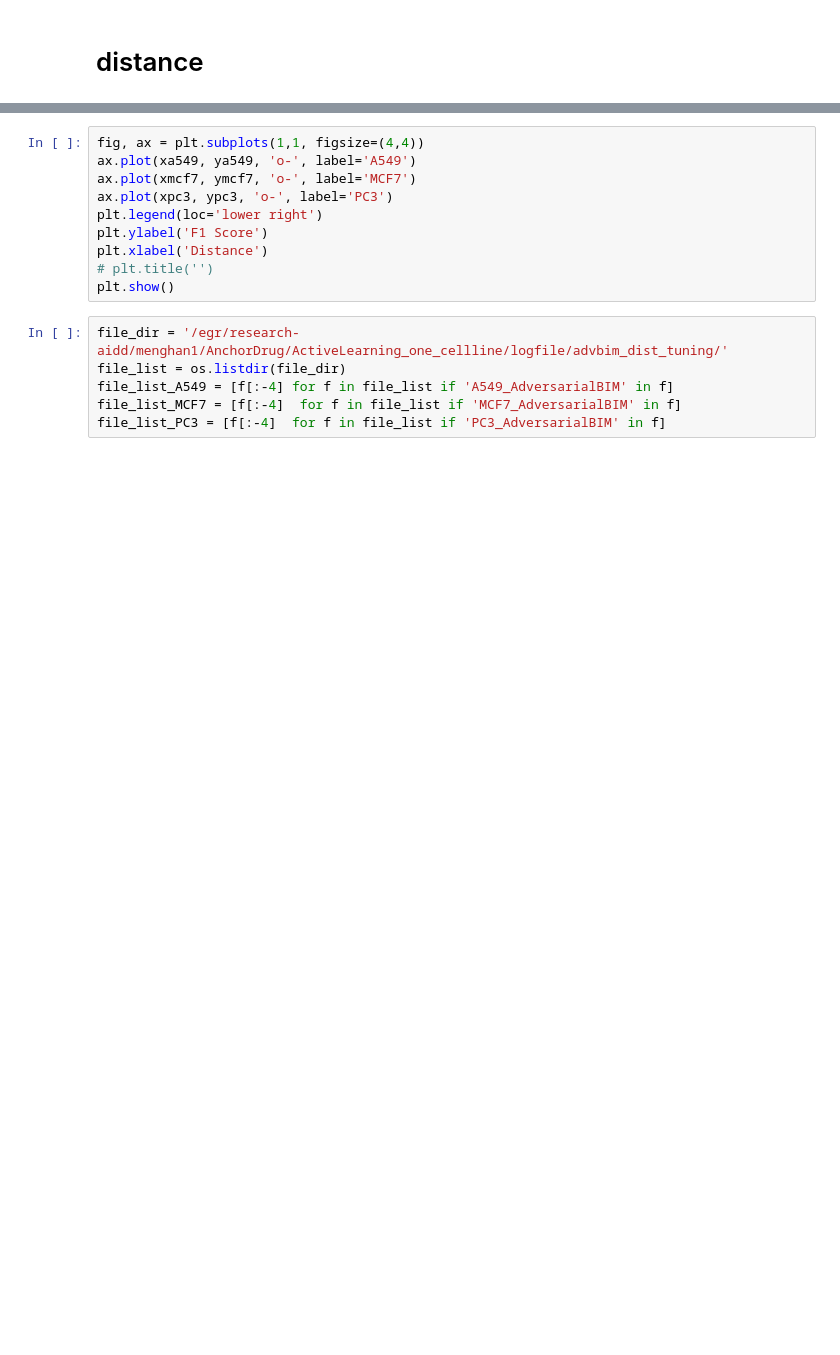
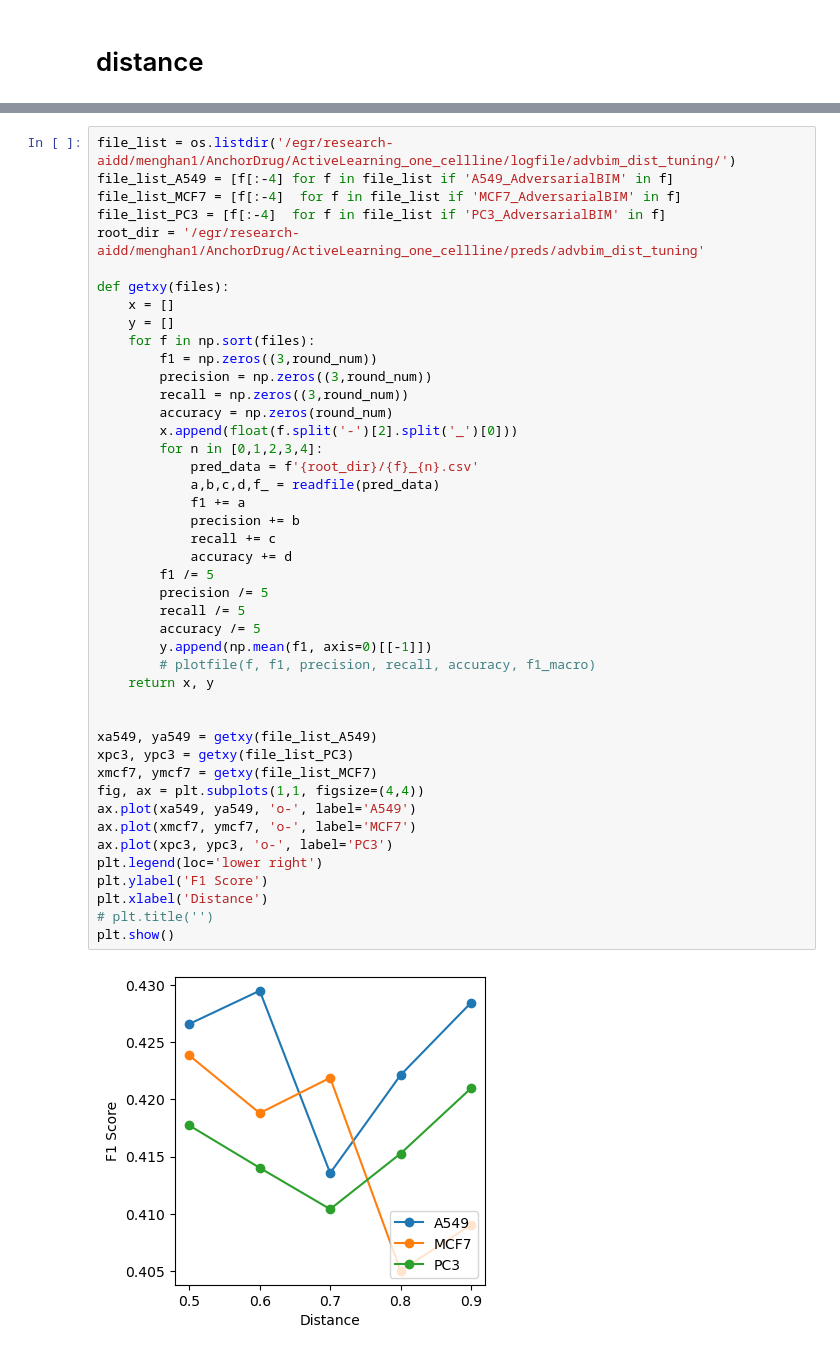
Before and after one commit to dearhannah/AnchorDrug_official, a Jupyter notebook: DataAnalysis/advBIM_hyperparameter.ipynb, the cells around one changed output, grey strips where cells are left out. Cells and saved outputs as stored; diff of their text form; blank space fills up the shorter version.

```diff
--- a/DataAnalysis/advBIM_hyperparameter.ipynb
+++ b/DataAnalysis/advBIM_hyperparameter.ipynb
@@ -285,19 +102,49 @@ for f in np.sort(file_list_MCF7):
-# %%
-fig, ax = plt.subplots(1,1, figsize=(4,4))
-ax.plot(xa549, ya549, 'o-', label='A549')
-ax.plot(xmcf7, ymcf7, 'o-', label='MCF7')
-ax.plot(xpc3, ypc3, 'o-', label='PC3')
-plt.legend(loc='lower right')
-plt.ylabel('F1 Score')
-plt.xlabel('Distance')
-# plt.title('')
-plt.show()
-# %%
-file_dir = '/egr/research-aidd/menghan1/AnchorDrug/ActiveLearning_one_cellline/logfile/advbim_dist_tuning/'
-file_list = os.listdir(file_dir)
-file_list_A549 = [f[:-4] for f in file_list if 'A549_AdversarialBIM' in f]
-file_list_MCF7 = [f[:-4]  for f in file_list if 'MCF7_AdversarialBIM' in f]
-file_list_PC3 = [f[:-4]  for f in file_list if 'PC3_AdversarialBIM' in f]
+# %%
+file_list = os.listdir('/egr/research-aidd/menghan1/AnchorDrug/ActiveLearning_one_cellline/logfile/advbim_dist_tuning/')
+file_list_A549 = [f[:-4] for f in file_list if 'A549_AdversarialBIM' in f]
+file_list_MCF7 = [f[:-4]  for f in file_list if 'MCF7_AdversarialBIM' in f]
+file_list_PC3 = [f[:-4]  for f in file_list if 'PC3_AdversarialBIM' in f]
+root_dir = '/egr/research-aidd/menghan1/AnchorDrug/ActiveLearning_one_cellline/preds/advbim_dist_tuning'
+
+def getxy(files):
+    x = []
+    y = []
+    for f in np.sort(files):
+        f1 = np.zeros((3,round_num))
+        precision = np.zeros((3,round_num))
+        recall = np.zeros((3,round_num))
+        accuracy = np.zeros(round_num)
+        x.append(float(f.split('-')[2].split('_')[0]))
+        for n in [0,1,2,3,4]:
+            pred_data = f'{root_dir}/{f}_{n}.csv'
+            a,b,c,d,f_ = readfile(pred_data)
+            f1 += a
+            precision += b
+            recall += c
+            accuracy += d
+        f1 /= 5
+        precision /= 5
+        recall /= 5
+        accuracy /= 5
+        y.append(np.mean(f1, axis=0)[[-1]])
+        # plotfile(f, f1, precision, recall, accuracy, f1_macro)
+    return x, y
+
+
+xa549, ya549 = getxy(file_list_A549)
+xpc3, ypc3 = getxy(file_list_PC3)
+xmcf7, ymcf7 = getxy(file_list_MCF7)
+fig, ax = plt.subplots(1,1, figsize=(4,4))
+ax.plot(xa549, ya549, 'o-', label='A549')
+ax.plot(xmcf7, ymcf7, 'o-', label='MCF7')
+ax.plot(xpc3, ypc3, 'o-', label='PC3')
+plt.legend(loc='lower right')
+plt.ylabel('F1 Score')
+plt.xlabel('Distance')
+# plt.title('')
+plt.show()
+# %% [output]
+[figure, added]
 # %%
 def metrics_from_txt(fname):
     paragraph = []
```
Also changed, not shown: parts of 16 cells of this notebook, 7 other files.
